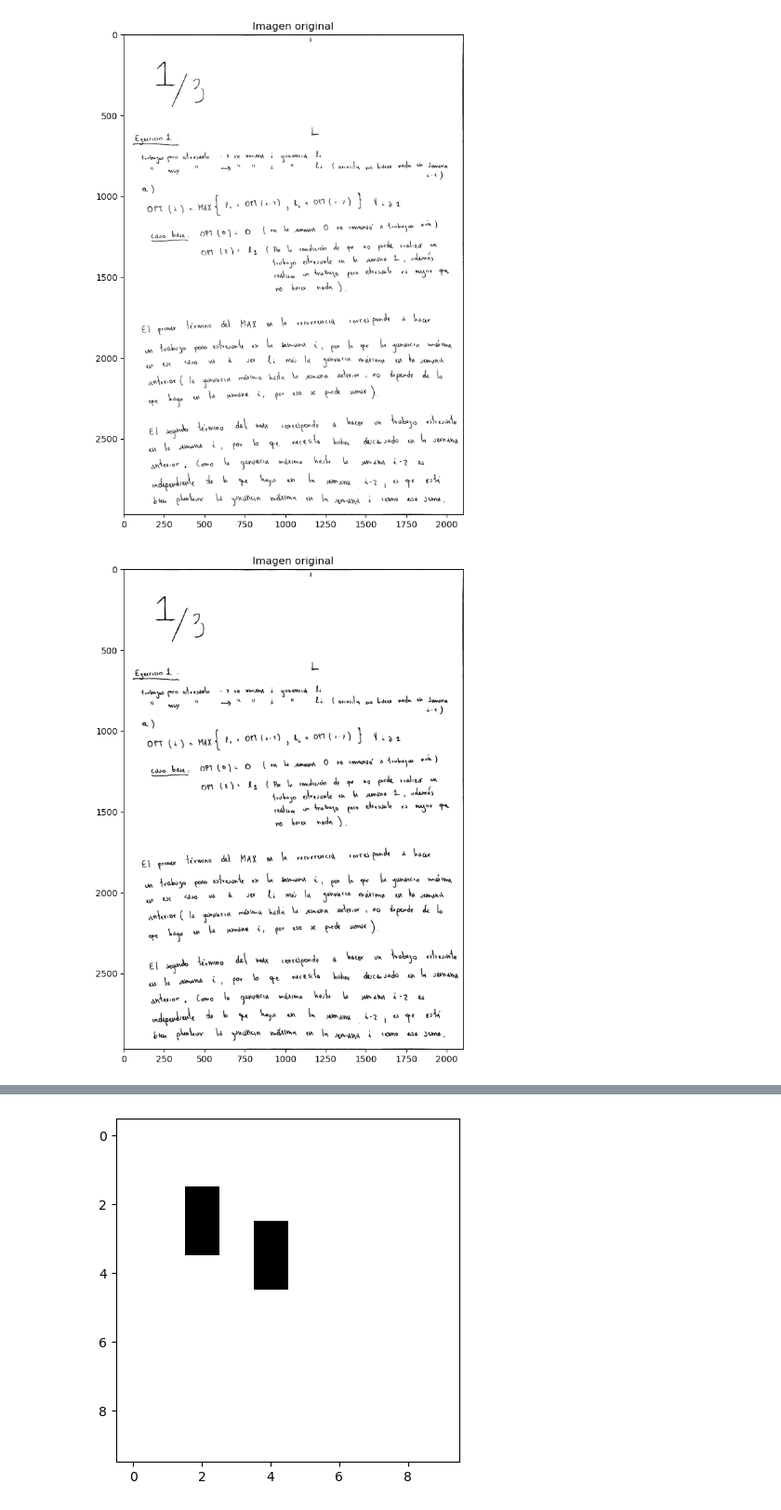
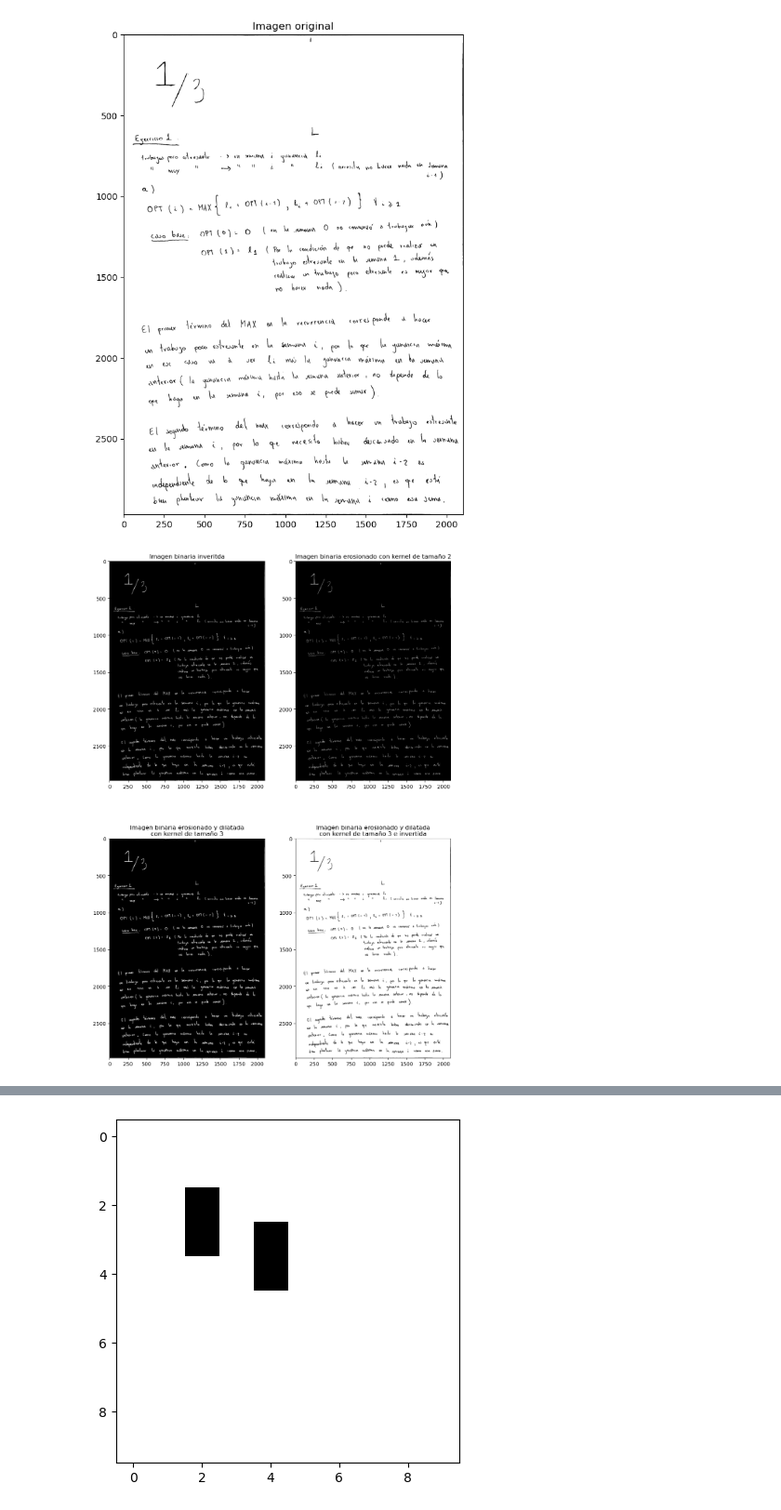
Before and after one commit to nacjck/timag-proyecto, a Jupyter notebook: Untitled.ipynb, the cells around one changed output, grey strips where cells are left out. Shown at 93% size. Saved outputs shown, nothing was run; the diff lists cells and outputs as text; code cells hidden in the pictures.

```diff
--- a/Untitled.ipynb
+++ b/Untitled.ipynb
@@ -272,20 +272,36 @@ y_list: 0 - 1 - img_in.shape[0]=2969
 im_bin - desde 0 - 1
 [figure]
 # %%
-erosion_kernel = np.ones((2,2), np.uint8) # np.uint8
-#im_bin_aux = 1 - im_bin
-img_erosion = cv2.erode(im_bin, erosion_kernel, iterations=1)
+size_ero = 2
+size_dil = 3
+
+ero_kernel = np.ones((size_ero,size_ero), np.uint8)
+dil_kernel = np.ones((size_dil,size_dil), np.uint8)
+
+img_bin_inv = 1 - im_bin
+img_ero = cv2.erode(img_bin_inv, ero_kernel, iterations=1)
+img_ero_dil = cv2.dilate(img_ero, dil_kernel, iterations=1)
+img_morf = 1 - img_ero_dil
 
 # Plotear:
 
-figura, plots = plt.subplots(1, 1, figsize=(18,10))
+figura, plots = plt.subplots(2, 2, figsize=(12,18))
 
-plt.imshow(img_erosion, cmap='gray')
-plots.set_title("Imagen original")
+plots[0,0].imshow(img_bin_inv, cmap='gray')
+plots[0,0].set_title("Imagen binaria inveritda")
+
+plots[0,1].imshow(img_ero, cmap='gray')
+plots[0,1].set_title(f"Imagen binaria erosionado con kernel de tamaño {size_ero}")
+
+plots[1,0].imshow(img_ero_dil, cmap='gray')
+plots[1,0].set_title(f"Imagen binaria erosionado y dilatada\ncon kernel de tamaño {size_dil}")
+
+plots[1,1].imshow(img_morf, cmap='gray')
+plots[1,1].set_title(f"Imagen binaria erosionado y dilatada\ncon kernel de tamaño {size_dil} e invertida")
 
 plt.show()
 # %% [output]
-[figure, old version]
+[figure, new version]
 # %%
 import skimage
 
```
Also changed, not shown: parts of 5 cells of this notebook, 1 other file.
